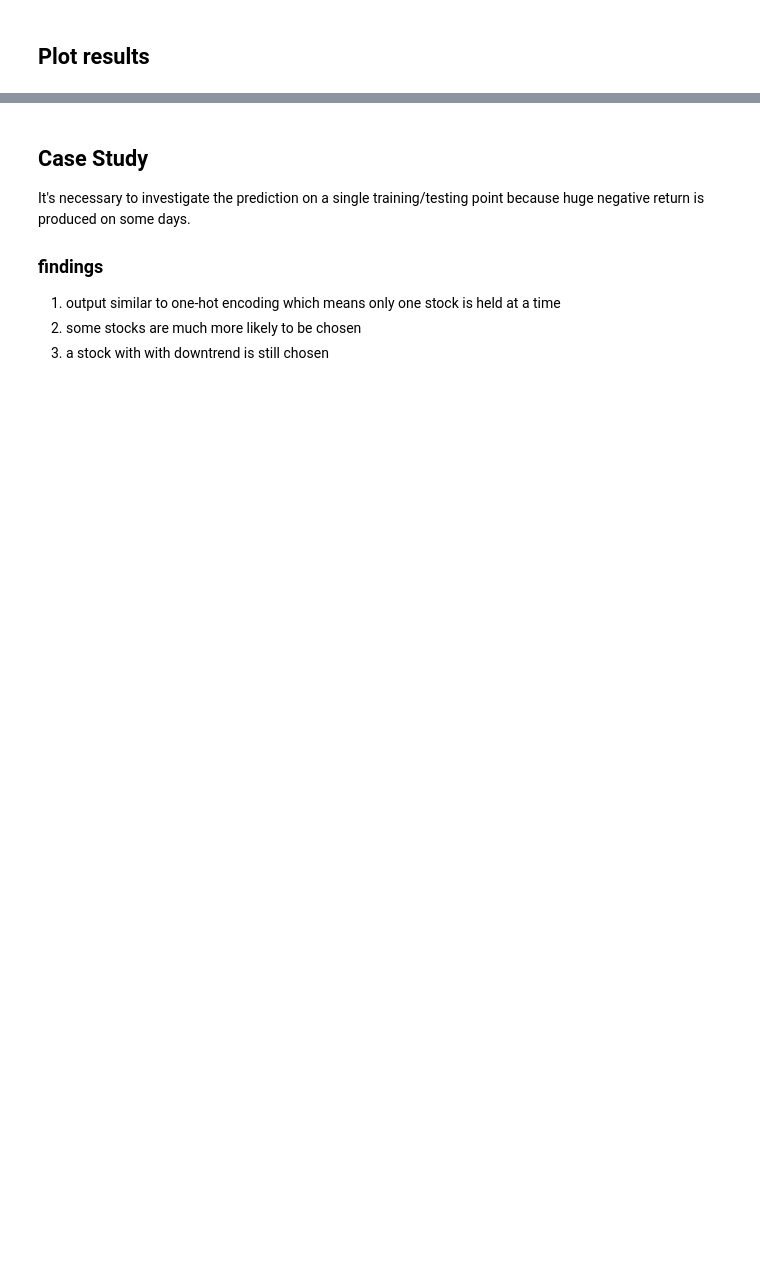
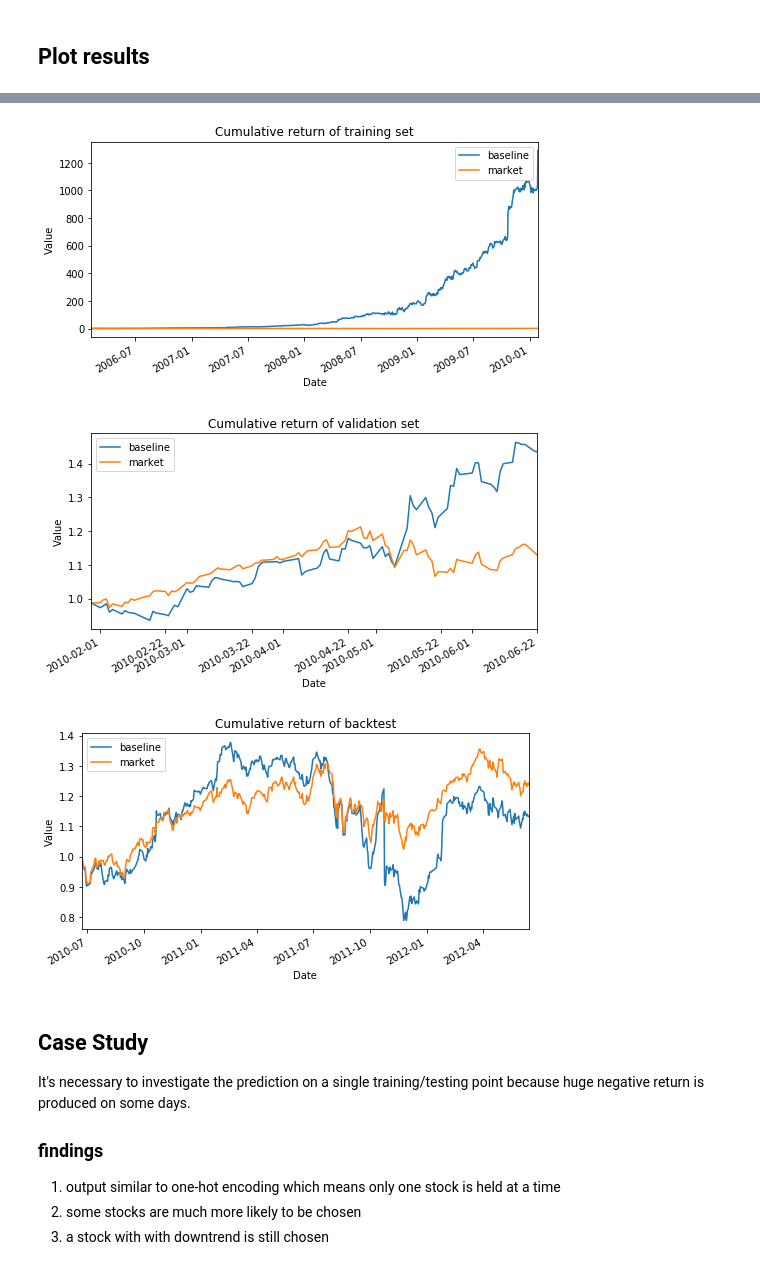
Before and after one commit to yanxurui/portfolio, a Jupyter notebook: analysis.ipynb, the cells around one changed output, grey strips where cells are left out. Cells and saved outputs as stored; diff of their text form; code cells hidden in the pictures; blank space fills up the shorter version.

Commit message:
Add: collect validation return

```diff
--- a/analysis.ipynb
+++ b/analysis.ipynb
@@ -57,3 +3,57 @@ fig2 = backtest_plot([save_dir])
+# %%
+import os
+import numpy as np
+import pandas as pd
+from pathlib import Path
+import matplotlib.pyplot as plt
+%matplotlib inline
+
+from dataset import StockData
+data = StockData('data.csv', features=['Open', 'High', 'Low', 'Close'])
+
+
+def plot(df, title=''):
+    df += 1
+    df = df.cumprod(axis=0)
+    start = df.index[0]
+    end = df.index[-1] + 1
+    market = data.UBAH(start, end)
+    df.index=market.index # set index first
+    df['market'] = market
+    fig, ax = plt.subplots(figsize=(8, 4))
+    ax.set_xlabel('Date')
+    ax.set_ylabel('Value')
+    ax.set_title(title)
+#     ax1.set_yscale('log')
+    ax.set_title(title)
+    df.plot(ax=ax)
+    return fig
+
+def expand_dir(save_dir):
+    sub_dirs = next(os.walk(save_dir))[1]
+    if sub_dirs:
+        return [save_dir.joinpath(sub) for sub in sub_dirs]
+    else:
+        return [save_dir]
+
+save_dir = Path('exp/baseline')
+
+train = {}
+valid = {}
+test = {}
+save_dirs = expand_dir(save_dir)
+for save_dir in save_dirs:
+    name = os.path.basename(save_dir)
+    train[name] = pd.read_csv(save_dir.joinpath('train_last_epoch.csv'), index_col=0)['ret']
+    valid[name] = pd.read_csv(save_dir.joinpath('valid_best_epoch.csv'), index_col=0)['ret']
+    test[name] = pd.read_csv(save_dir.joinpath('test_summary.csv'), index_col=0)['ret']
+fig1 = plot(pd.DataFrame(train), 'Cumulative return of training set')
+fig2 = plot(pd.DataFrame(valid), 'Cumulative return of validation set')
+fig3 = plot(pd.DataFrame(test), 'Cumulative return of backtest')
+# %% [output]
+[figure, added]
+[figure, added]
+[figure, added]
 # %% [markdown]
 ## Case Study
 It's necessary to investigate the prediction on a single training/testing point because huge negative return is produced on some days.
```
Also changed, not shown: parts of 4 cells of this notebook, 1 other file.
